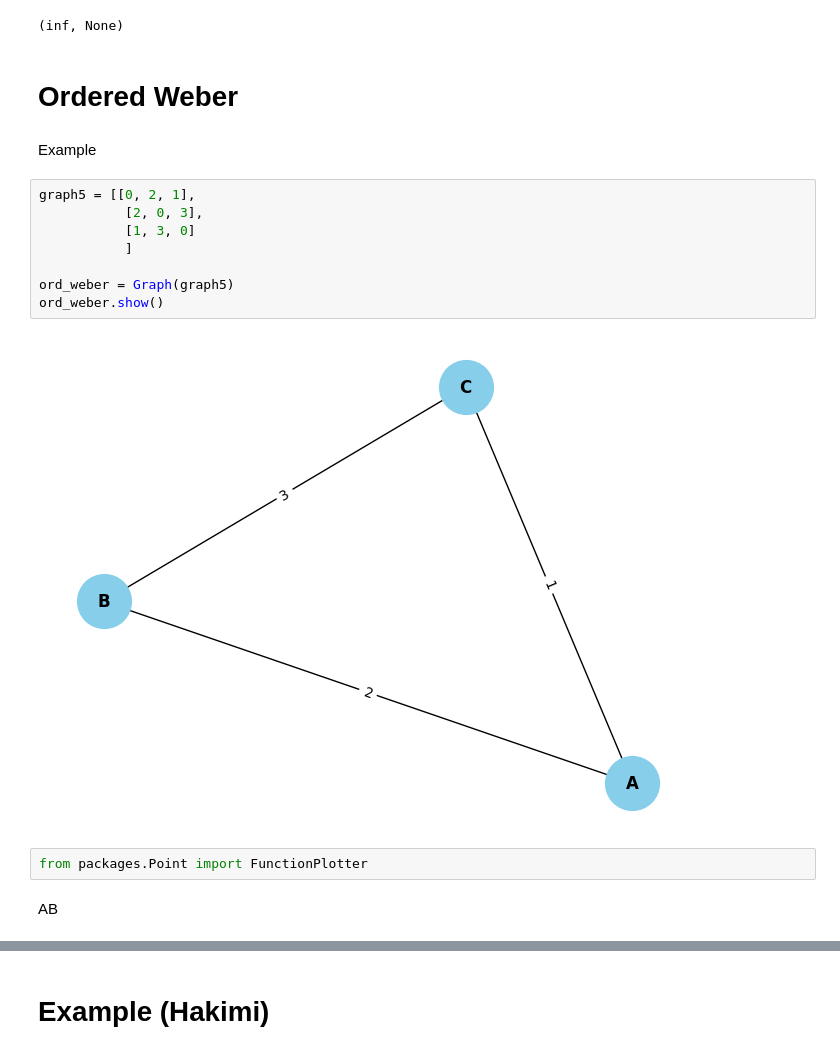
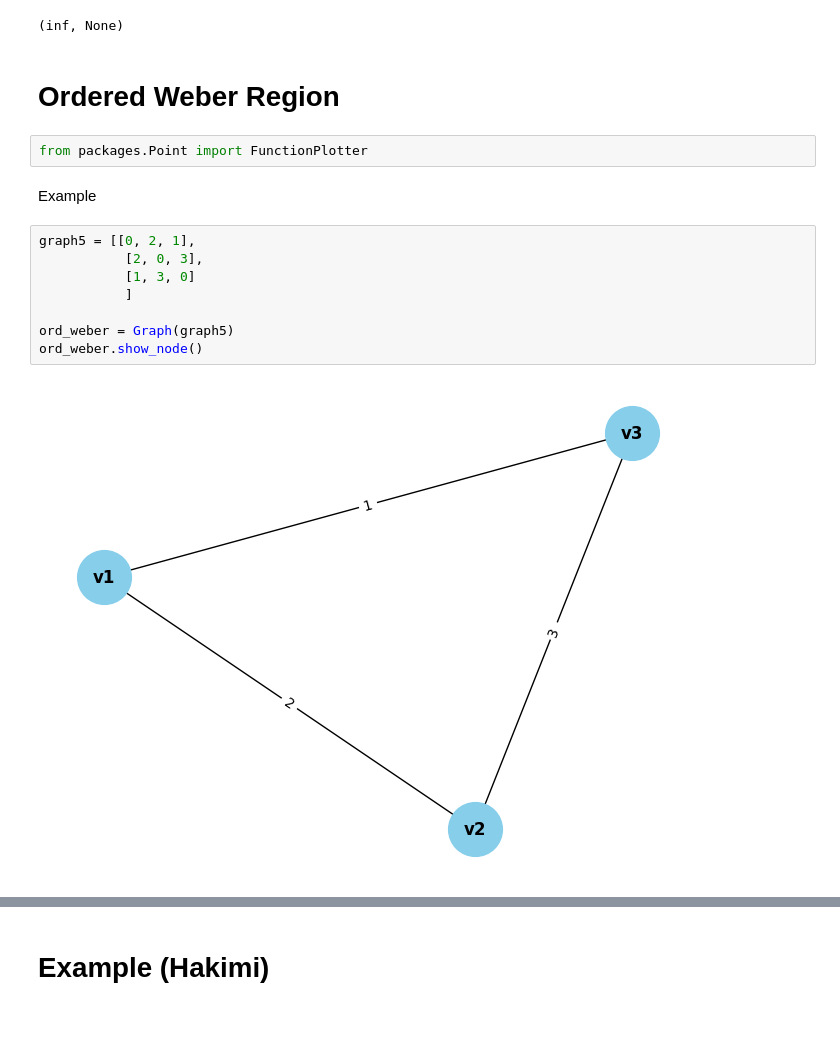
Before and after one commit to Bancie/thuhoach.nckh, a Jupyter notebook: ipynb/location/Single Center Problem in Location Optimization: Model and Implementation with Python.ipynb, the cells around one changed output, grey strips where cells are left out. Drawn from its saved outputs; the diff is of its cells as text; blank space fills up the shorter version.

```diff
--- a/ipynb/location/Single Center Problem in Location Optimization: Model and Implementation with Python.ipynb
+++ b/ipynb/location/Single Center Problem in Location Optimization: Model and Implementation with Python.ipynb
@@ -290,20 +290,18 @@ Error with pair (2, 4): 'InLocalMin' object has no attribute 'LocalMinima'
 Error with pair (3, 4): 'InLocalMin' object has no attribute 'LocalMinima'
 (inf, None)
 # %% [markdown]
-# Ordered Weber
+# Ordered Weber Region
+# %%
+from packages.Point import FunctionPlotter
 # %% [markdown]
 Example
 # %%
 graph5 = [[0, 2, 1],
            [2, 0, 3],
            [1, 3, 0]
            ]
 
 ord_weber = Graph(graph5)
-ord_weber.show()
+ord_weber.show_node()
 # %% [output]
-[figure, old version]
+[figure, new version]
-# %%
-from packages.Point import FunctionPlotter
-# %% [markdown]
-AB
```
Also changed, not shown: parts of 17 cells of this notebook.
